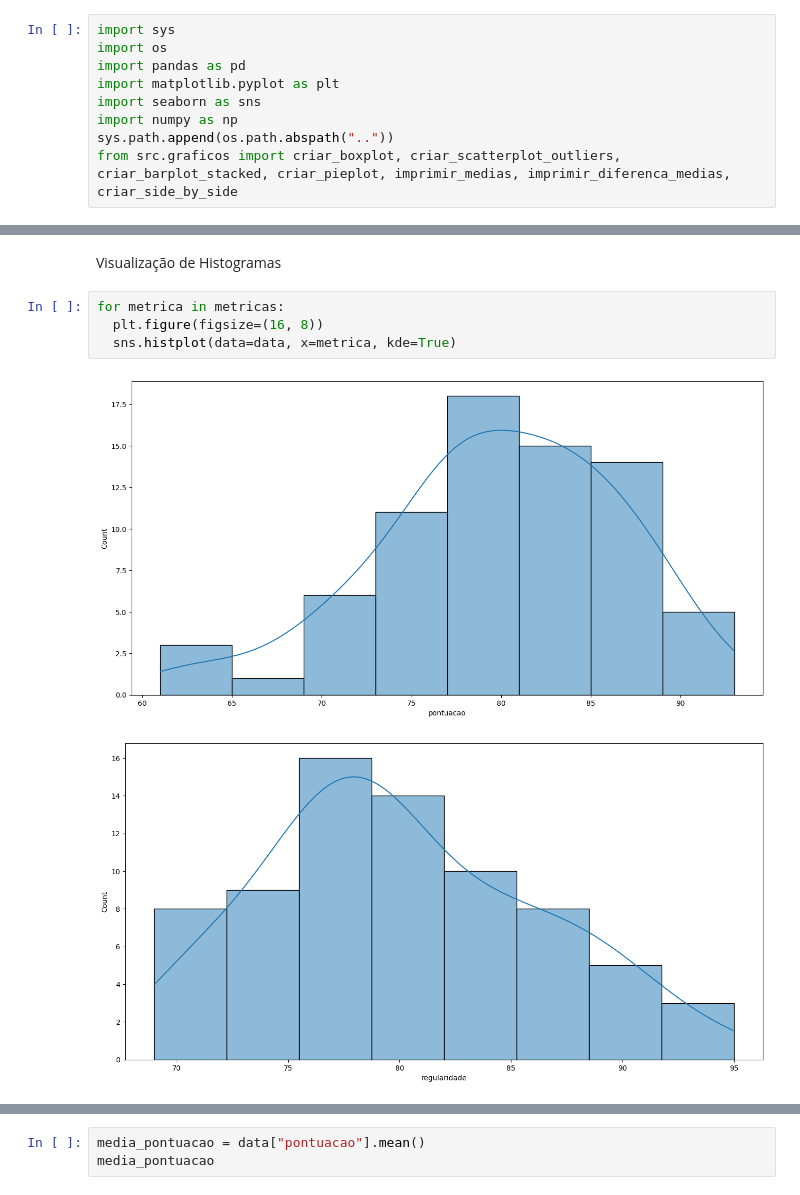
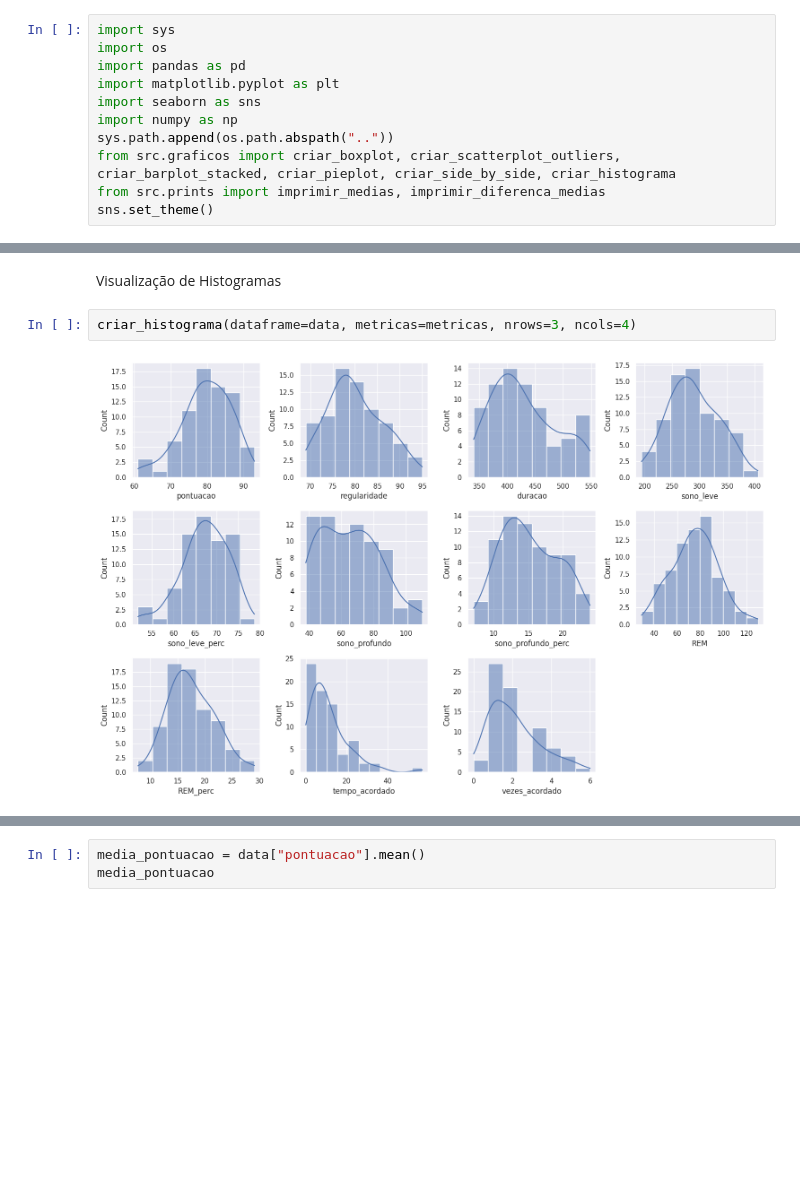
Before and after one commit to kylesonev/sleep_analysis, a Jupyter notebook: notebook/02_eda.ipynb, the cells around one changed output, grey strips where cells are left out. Saved outputs shown, nothing was run; the diff lists cells and outputs as text; blank space fills up the shorter version.

```diff
--- a/notebook/02_eda.ipynb
+++ b/notebook/02_eda.ipynb
@@ -6,7 +6,9 @@ import matplotlib.pyplot as plt
 import seaborn as sns
 import numpy as np
 sys.path.append(os.path.abspath(".."))
-from src.graficos import criar_boxplot, criar_scatterplot_outliers, criar_barplot_stacked, criar_pieplot, imprimir_medias, imprimir_diferenca_medias, criar_side_by_side
+from src.graficos import criar_boxplot, criar_scatterplot_outliers, criar_barplot_stacked, criar_pieplot, criar_side_by_side, criar_histograma
+from src.prints import imprimir_medias, imprimir_diferenca_medias
+sns.set_theme()
 # %%
 data = pd.read_csv("../data/cleaned.csv")
 # %%
@@ -102,9 +60,6 @@ Análise de Outliers - tempo_acordado
 # %% [markdown]
 Visualização de Histogramas
 # %%
-for metrica in metricas:
-  plt.figure(figsize=(16, 8))
-  sns.histplot(data=data, x=metrica, kde=True)
+criar_histograma(dataframe=data, metricas=metricas, nrows=3, ncols=4)
 # %% [output]
-[figure, old version]
+[figure, new version]
-[figure, removed]
```
Also changed, not shown: parts of 10 cells of this notebook, 2 other files.
